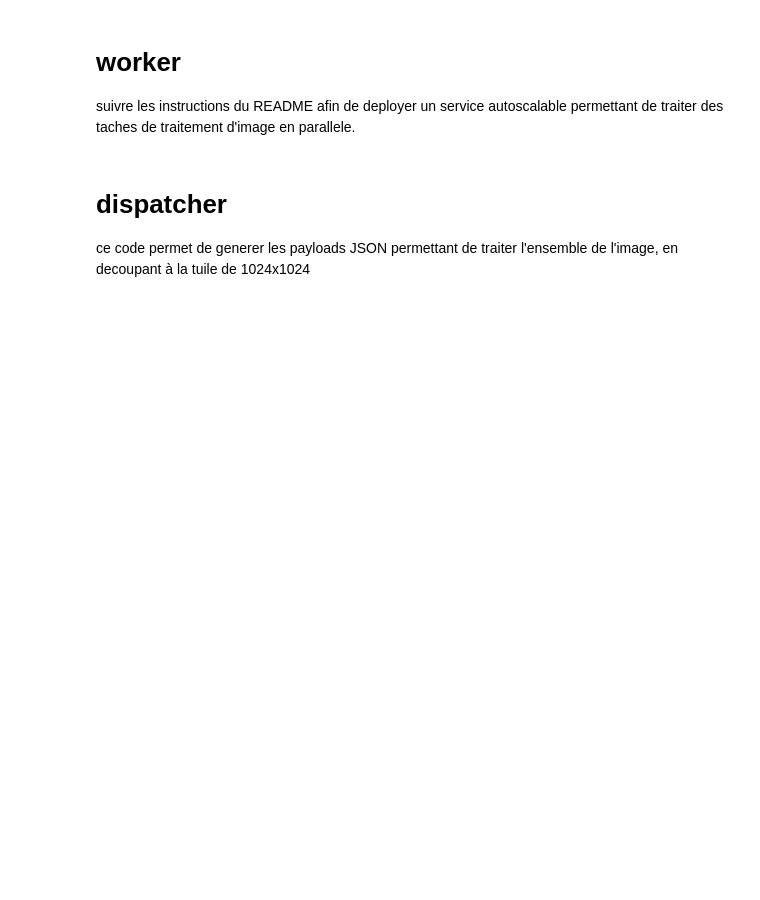
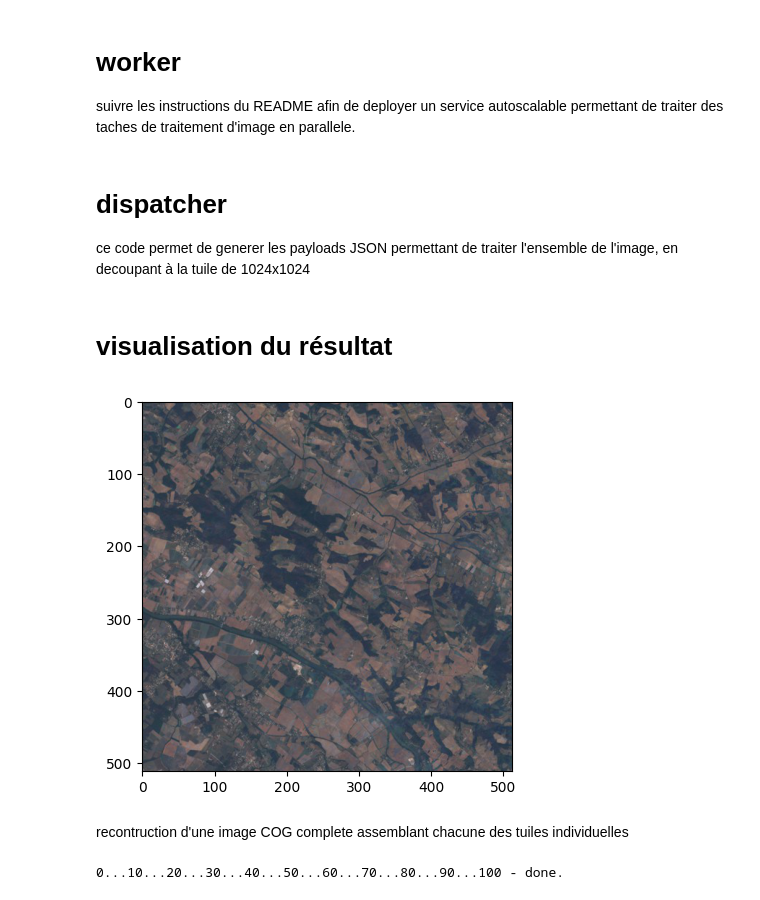
Before and after one commit to tbonfort/be-big-data, a Jupyter notebook: be.ipynb, the cells around one changed output. Drawn from its saved outputs; the diff is of its cells as text; code cells hidden in the pictures; blank space fills up the shorter version.

Commit message:
view result

```diff
--- a/be.ipynb
+++ b/be.ipynb
@@ -141,3 +134,56 @@ for x in range(0,image_width,tilesize):
         data=json.dumps(http_payload)
         resp = requests.post(f"http://localhost:8080/median", data=data , headers={"Content-Type":"application/json"})
         print(resp.text)
+# %% [markdown]
+# visualisation du résultat
+# %%
+result_tile = "gs://tb-be-bigdata/results-py/tile_7168_3072.tif"
+with rio.open(result_tile) as st:
+    extract = st.read(out_shape=(3,512,512))
+    rp.show(extract)
+# %% [output]
+[figure, added]
+# %% [markdown]
+recontruction d'une image COG complete assemblant chacune des tuiles individuelles
+# %%
+import subprocess
+from google.cloud.storage.blob import Blob
+from google.cloud import storage
+
+GCPPROJECT="solar-climber-412810"
+
+storage_client = storage.Client(project=GCPPROJECT)
+#
+
+result_tiles = list(storage_client.list_blobs("tb-be-bigdata",prefix="results-py/"))
+result_tiles = [f"gs://tb-be-bigdata/{b.name}" for b in result_tiles if b.name.endswith(".tif")]
+f = open("results.lst","w")
+for t in result_tiles:
+    local_file = t.split("/")[-1]
+    blob = Blob.from_string(t, storage_client)
+    blob.download_to_filename(local_file)
+    f.write(f"{local_file}\n")
+f.close()
+
+!gdalbuildvrt -input_file_list results.lst results.vrt
+
+with rio.open("results.vrt") as st:
+    profile = st.profile
+    profile["driver"]="COG"
+    profile["compress"]="JPEG"
+    profile["tiled"]=True
+    profile["blocksize"]=256
+    profile["quality"]=90
+    with rio.open("results.tif", "w", **profile) as dst:
+        dst.write(st.read())
+
+for t in result_tiles:
+    local_file = t.split("/")[-1]
+    os.remove(local_file)
+os.remove("results.lst")
+os.remove("results.vrt")
+blob = Blob.from_string("gs://tb-be-bigdata/median.tif", storage_client)
+blob.upload_from_filename("results.tif")
+os.remove("results.tif")
+# %% [output]
+0...10...20...30...40...50...60...70...80...90...100 - done.
```
Also changed, not shown: parts of 6 cells of this notebook.
